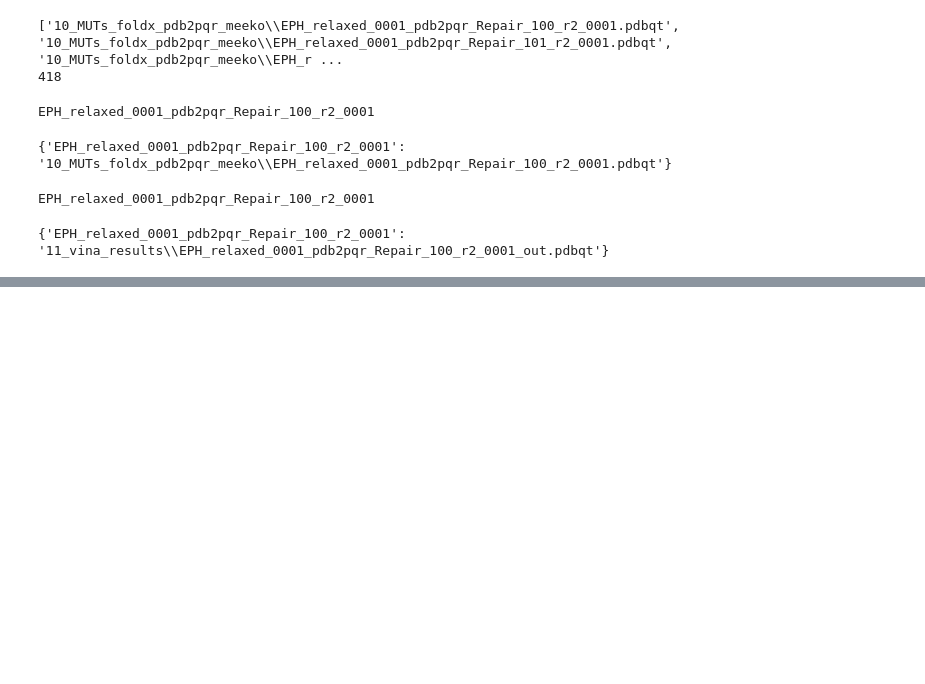
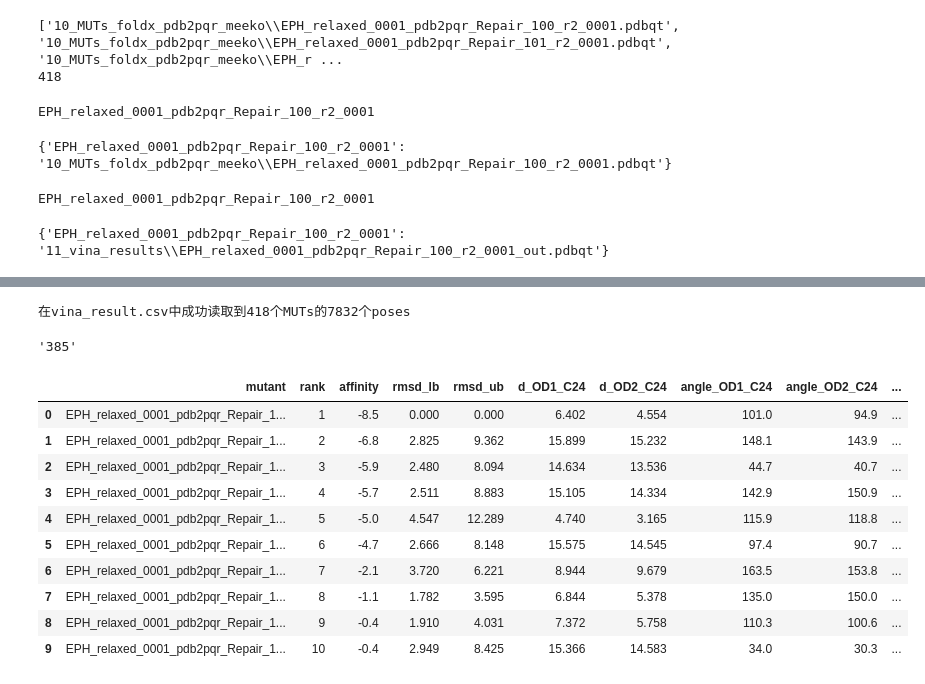
Before and after one commit to CharlesDDD/EPH, a Jupyter notebook: test.ipynb, the cells around one changed output, grey strips where cells are left out. Cells and saved outputs as stored; diff of their text form; code cells hidden in the pictures; blank space fills up the shorter version.

```diff
--- a/test.ipynb
+++ b/test.ipynb
@@ -194,0 +208,34 @@ out_map
+# %%
+csvfile = "vina_result.csv"
+df = pd.read_csv(csvfile)
+print(f"在{csvfile}中成功读取到{df['mutant'].nunique()}个MUTs的{len(df)}个poses")
+# %% [output]
+在vina_result.csv中成功读取到418个MUTs的7832个poses
+# %%
+teststr = "EPH_relaxed_0001_pdb2pqr_Repair_385_r2_0001"
+m = re.search(r"Repair_(\d+)_", teststr)
+numerous = m.group(0)
+# %%
+m.group(1) # 捕获组
+# %% [output]
+'385'
+# %%
+def extract_repair_num(name):
+    m = re.search(r"Repair_(\d+)_", name)
+    return int(m.group(1)) if m else None
+# %%
+df["repair_num"] = df["mutant"].apply(extract_repair_num)
+# %%
+df.head(10)
+# %% [output]
+|  | mutant | rank | affinity | rmsd_lb | rmsd_ub | d_OD1_C24 | d_OD2_C24 | angle_OD1_C24 | angle_OD2_C24 | ... |
+| 0 | EPH_relaxed_0001_pdb2pqr_Repair_1... | 1 | -8.5 | 0.000 | 0.000 | 6.402 | 4.554 | 101.0 | 94.9 | ... |
+| 1 | EPH_relaxed_0001_pdb2pqr_Repair_1... | 2 | -6.8 | 2.825 | 9.362 | 15.899 | 15.232 | 148.1 | 143.9 | ... |
+| 2 | EPH_relaxed_0001_pdb2pqr_Repair_1... | 3 | -5.9 | 2.480 | 8.094 | 14.634 | 13.536 | 44.7 | 40.7 | ... |
+| 3 | EPH_relaxed_0001_pdb2pqr_Repair_1... | 4 | -5.7 | 2.511 | 8.883 | 15.105 | 14.334 | 142.9 | 150.9 | ... |
+| 4 | EPH_relaxed_0001_pdb2pqr_Repair_1... | 5 | -5.0 | 4.547 | 12.289 | 4.740 | 3.165 | 115.9 | 118.8 | ... |
+| 5 | EPH_relaxed_0001_pdb2pqr_Repair_1... | 6 | -4.7 | 2.666 | 8.148 | 15.575 | 14.545 | 97.4 | 90.7 | ... |
+| 6 | EPH_relaxed_0001_pdb2pqr_Repair_1... | 7 | -2.1 | 3.720 | 6.221 | 8.944 | 9.679 | 163.5 | 153.8 | ... |
+| 7 | EPH_relaxed_0001_pdb2pqr_Repair_1... | 8 | -1.1 | 1.782 | 3.595 | 6.844 | 5.378 | 135.0 | 150.0 | ... |
+| 8 | EPH_relaxed_0001_pdb2pqr_Repair_1... | 9 | -0.4 | 1.910 | 4.031 | 7.372 | 5.758 | 110.3 | 100.6 | ... |
+| 9 | EPH_relaxed_0001_pdb2pqr_Repair_1... | 10 | -0.4 | 2.949 | 8.425 | 15.366 | 14.583 | 34.0 | 30.3 | ... |
```
Also changed, not shown: parts of 6 cells of this notebook, 5 other files.
